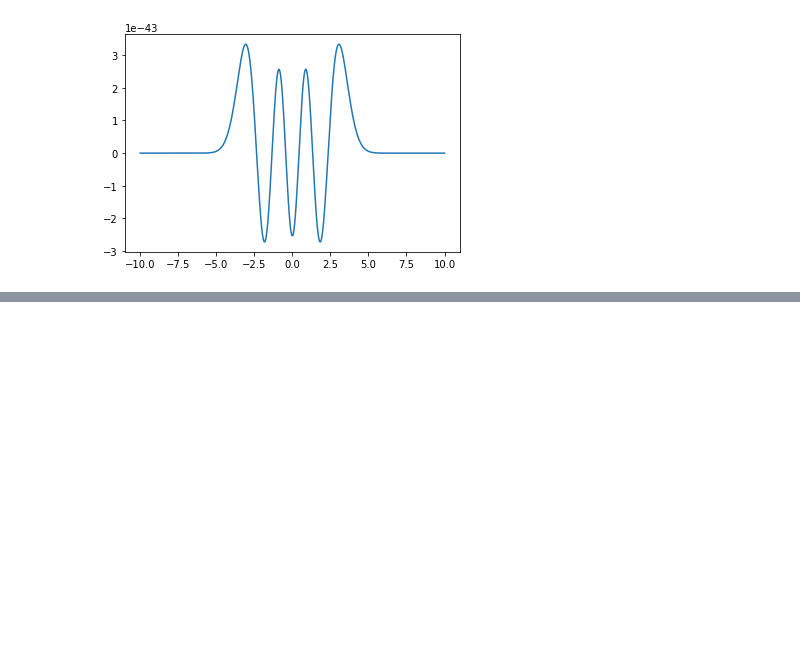
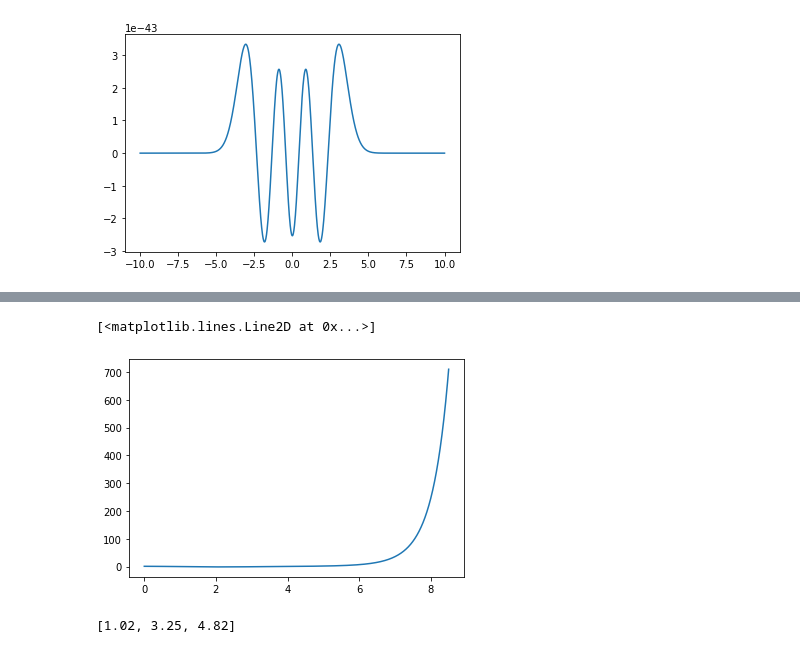
Before and after one commit to nlwach/Comp_Phys_zettel, a Jupyter notebook: Comp_Phys_Zettel/Zettel 4/Zettel_4_Noah.ipynb, the cells around one changed output, grey strips where cells are left out. Saved outputs shown, nothing was run; the diff lists cells and outputs as text; code cells hidden in the pictures; blank space fills up the shorter version.

```diff
--- a/Comp_Phys_Zettel/Zettel 4/Zettel_4_Noah.ipynb
+++ b/Comp_Phys_Zettel/Zettel 4/Zettel_4_Noah.ipynb
@@ -134,0 +129,6 @@ plt.legend(loc=1)
+# %%
+x_out, psi = Numerow(1, kb, 0.001, 8.5, 3.5, extrapolateintominus=False)
+plt.plot(x_out, psi)
+# %% [output]
+[<matplotlib.lines.Line2D at 0x...>]
+[figure, added]
@@ -134,0 +174,4 @@ plt.legend(loc=1)
+# %%
+print(poss_sol)
+# %% [output]
+[1.02, 3.25, 4.82]
```
Also changed, not shown: parts of 14 cells of this notebook, 1 other file.
